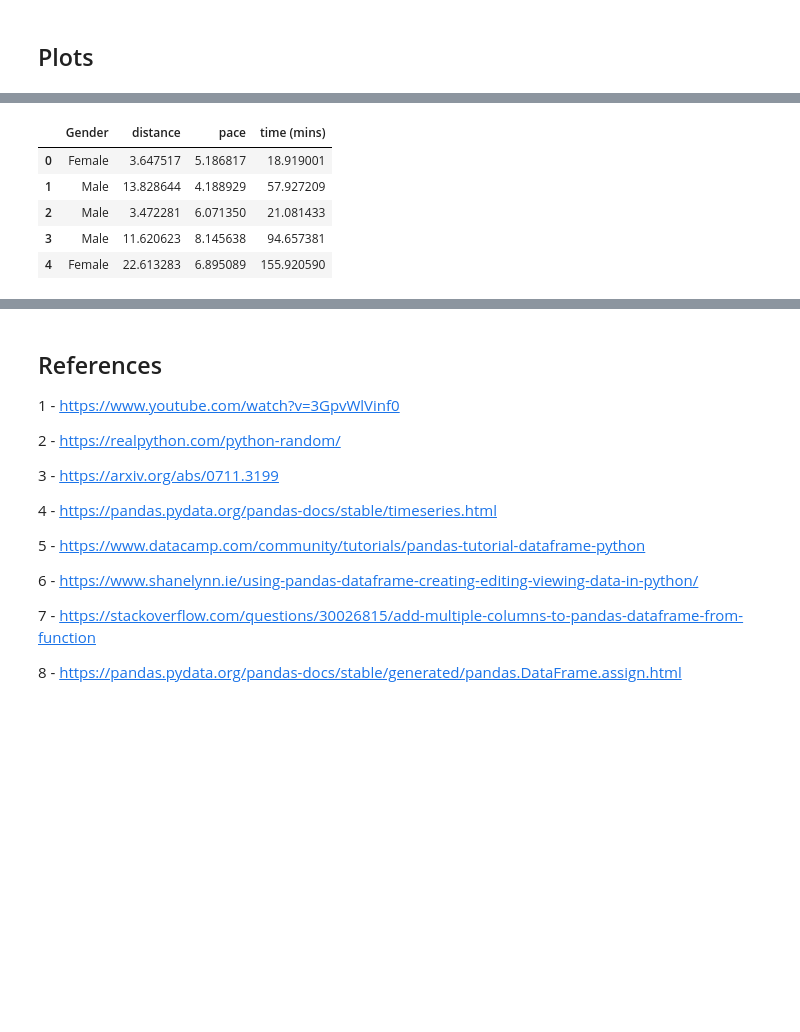
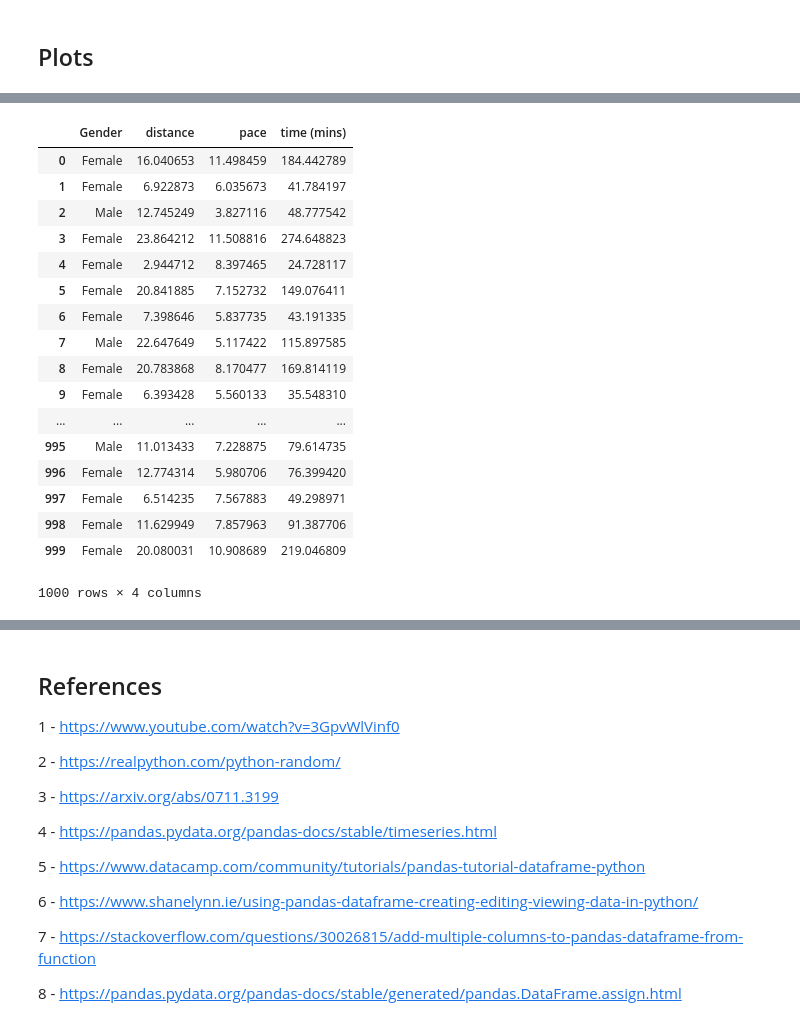
Before and after one commit to davidobrien1/project, a Jupyter notebook: phenomenon.ipynb, the cells around one changed output, grey strips where cells are left out. Drawn from its saved outputs; the diff is of its cells as text; code cells hidden in the pictures; blank space fills up the shorter version.

```diff
--- a/phenomenon.ipynb
+++ b/phenomenon.ipynb
@@ -205,12 +212,25 @@ dtype: object
-# %%
-running[0:5]
-# %% [output]
-|  | Gender | distance | pace | time (mins) |
-| 0 | Female | 3.647517 | 5.186817 | 18.919001 |
-| 1 | Male | 13.828644 | 4.188929 | 57.927209 |
-| 2 | Male | 3.472281 | 6.071350 | 21.081433 |
-| 3 | Male | 11.620623 | 8.145638 | 94.657381 |
-| 4 | Female | 22.613283 | 6.895089 | 155.920590 |
+# %%
+# show the simulated data set
+running
+# %% [output]
+|  | Gender | distance | pace | time (mins) |
+| 0 | Female | 16.040653 | 11.498459 | 184.442789 |
+| 1 | Female | 6.922873 | 6.035673 | 41.784197 |
+| 2 | Male | 12.745249 | 3.827116 | 48.777542 |
+| 3 | Female | 23.864212 | 11.508816 | 274.648823 |
+| 4 | Female | 2.944712 | 8.397465 | 24.728117 |
+| 5 | Female | 20.841885 | 7.152732 | 149.076411 |
+| 6 | Female | 7.398646 | 5.837735 | 43.191335 |
+| 7 | Male | 22.647649 | 5.117422 | 115.897585 |
+| 8 | Female | 20.783868 | 8.170477 | 169.814119 |
+| 9 | Female | 6.393428 | 5.560133 | 35.548310 |
+| ... | ... | ... | ... | ... |
+| 995 | Male | 11.013433 | 7.228875 | 79.614735 |
+| 996 | Female | 12.774314 | 5.980706 | 76.399420 |
+| 997 | Female | 6.514235 | 7.567883 | 49.298971 |
+| 998 | Female | 11.629949 | 7.857963 | 91.387706 |
+| 999 | Female | 20.080031 | 10.908689 | 219.046809 |
+1000 rows × 4 columns
 # %%
 # Plot the running data set with a pair plot.
 sns.pairplot(running, hue="Gender")
```
Also changed, not shown: parts of 17 cells of this notebook.
